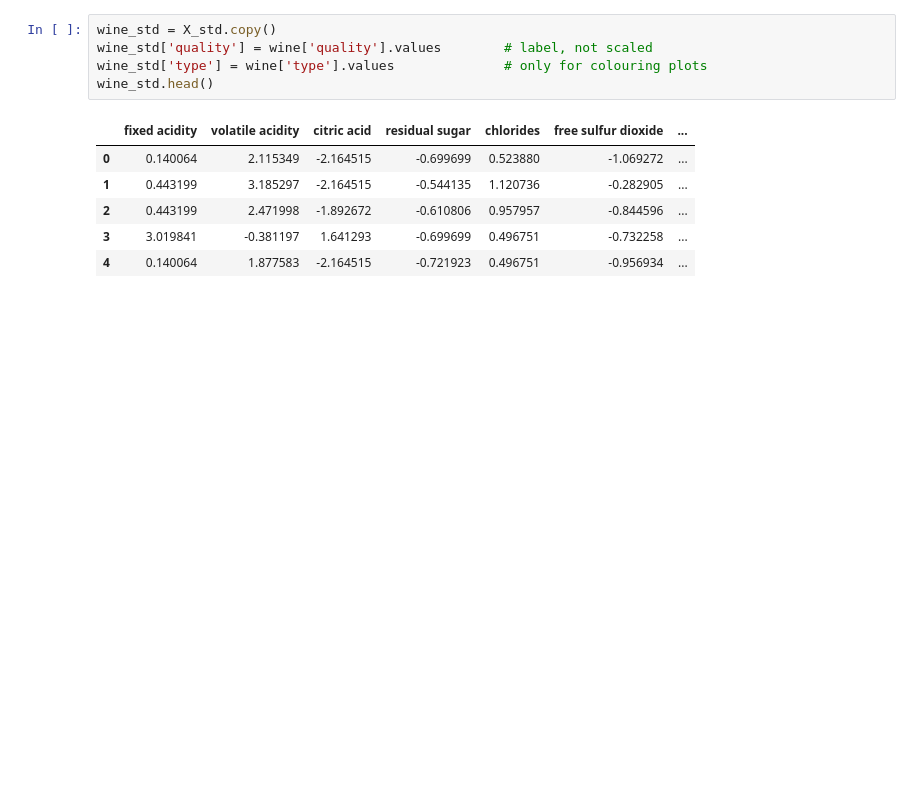
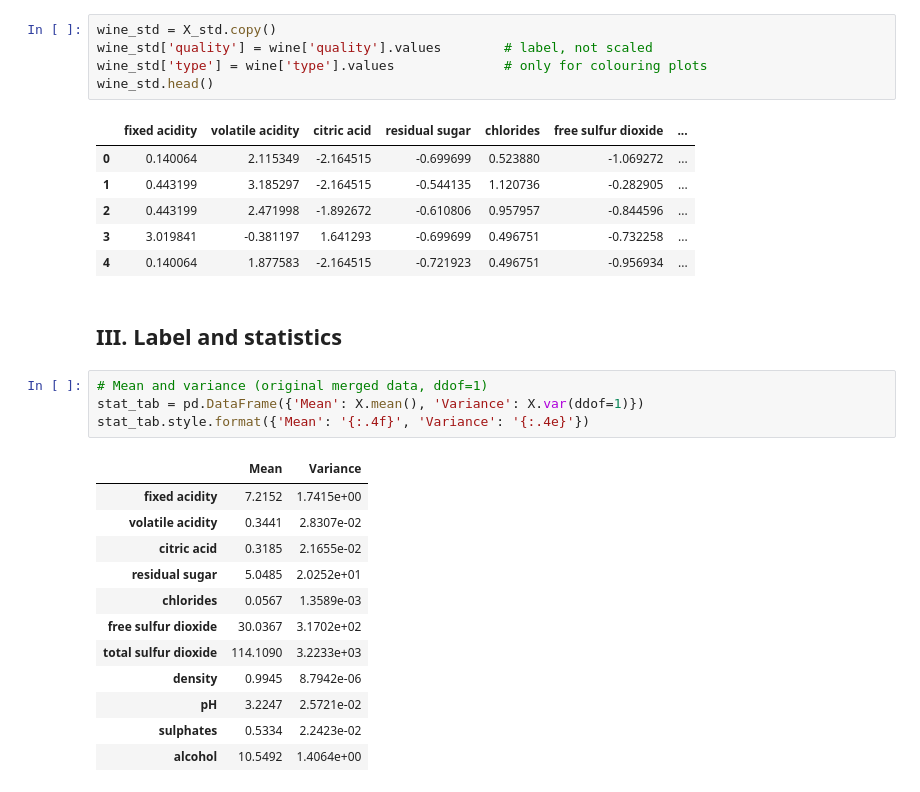
Before and after one commit to nvkhanh029/machine-learning-labwork, a Jupyter notebook: lab01-pca/lab01_wine_quality.ipynb, the cells around one changed output. Drawn from its saved outputs; the diff is of its cells as text; blank space fills up the shorter version.

Commit message:
feat(lab01): add label and statistics for merged wine data

```diff
--- a/lab01-pca/lab01_wine_quality.ipynb
+++ b/lab01-pca/lab01_wine_quality.ipynb
@@ -435,3 +435,22 @@ wine_std.head()
 | 2 | 0.443199 | 2.471998 | -1.892672 | -0.610806 | 0.957957 | -0.844596 | ... |
 | 3 | 3.019841 | -0.381197 | 1.641293 | -0.699699 | 0.496751 | -0.732258 | ... |
 | 4 | 0.140064 | 1.877583 | -2.164515 | -0.721923 | 0.496751 | -0.956934 | ... |
+# %% [markdown]
+## III. Label and statistics
+# %%
+# Mean and variance (original merged data, ddof=1)
+stat_tab = pd.DataFrame({'Mean': X.mean(), 'Variance': X.var(ddof=1)})
+stat_tab.style.format({'Mean': '{:.4f}', 'Variance': '{:.4e}'})
+# %% [output]
+|  | Mean | Variance |
+| fixed acidity | 7.2152 | 1.7415e+00 |
+| volatile acidity | 0.3441 | 2.8307e-02 |
+| citric acid | 0.3185 | 2.1655e-02 |
+| residual sugar | 5.0485 | 2.0252e+01 |
+| chlorides | 0.0567 | 1.3589e-03 |
+| free sulfur dioxide | 30.0367 | 3.1702e+02 |
+| total sulfur dioxide | 114.1090 | 3.2233e+03 |
+| density | 0.9945 | 8.7942e-06 |
+| pH | 3.2247 | 2.5721e-02 |
+| sulphates | 0.5334 | 2.2423e-02 |
+| alcohol | 10.5492 | 1.4064e+00 |
```
Also changed, not shown: parts of 6 cells of this notebook.
